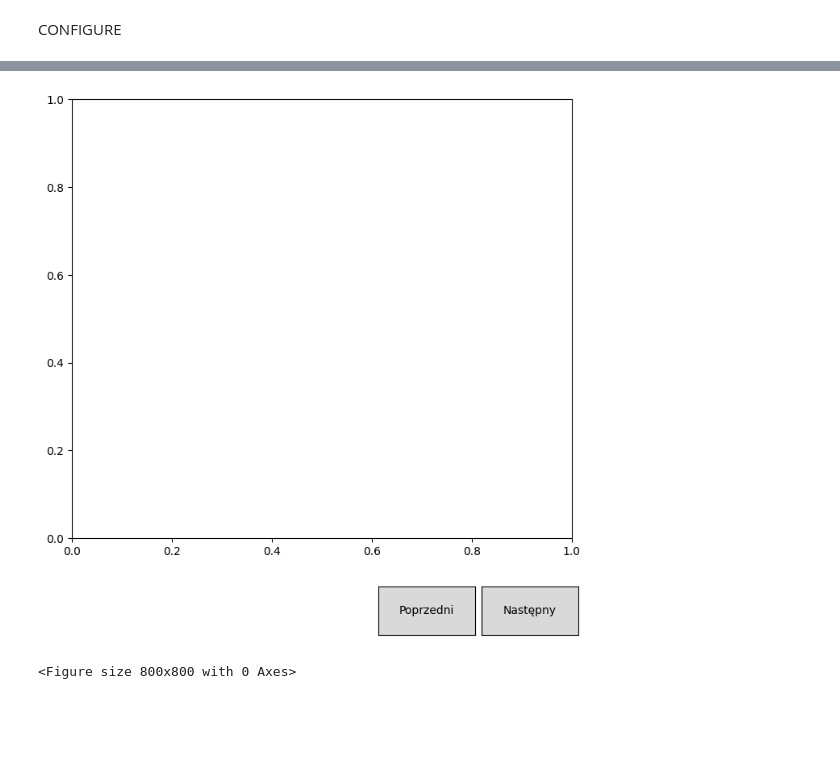
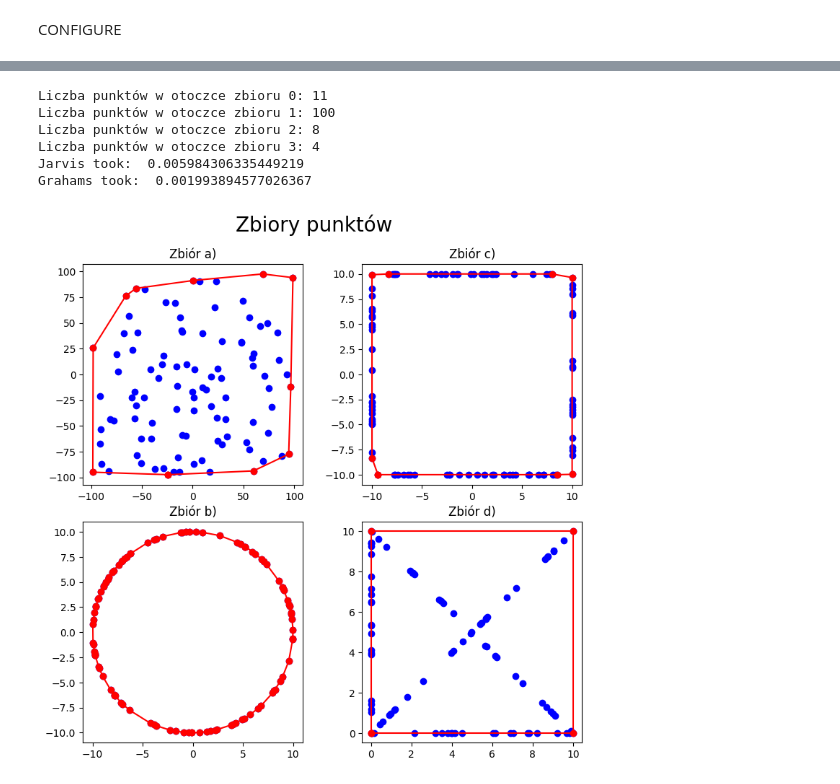
Before and after one commit to pawel002/Geometric-Algorithms, a Jupyter notebook: lab2/jarosz_kod_2.ipynb, the cells around one changed output, grey strips where cells are left out. Saved outputs shown, nothing was run; the diff lists cells and outputs as text; code cells hidden in the pictures; blank space fills up the shorter version.

```diff
--- a/lab2/jarosz_kod_2.ipynb
+++ b/lab2/jarosz_kod_2.ipynb
@@ -382,6 +312,0 @@ Grahams took:  0.000997781753540039
-# %%
-viz = Plot(jarvis(data[1])[1])
-viz.draw()
-# %% [output]
-[figure, removed]
-<Figure size 800x800 with 0 Axes>
@@ -390,0 +313,65 @@ viz.draw()
+# %%
+# Utworzenie wizualizacji otoczek, jako, że jest taka sama dla jarvisa i grahamsaa to tworze tylko jedną
+matplotlib.rcParams['figure.figsize'] = [8, 8]
+figure, axis = plt.subplots(2, 2)
+plt.axis("equal")
+
+# przechowuje otoczki dla odpowiadajacych zbiorów punktów
+HULLS = []
+
+for i, data_set in enumerate(data):
+
+    points = data_set
+    convex_hull = jarvis_without_wiz(points)
+    HULLS.append(convex_hull)
+    print("Liczba punktów w otoczce zbioru ", i, ": ", len(convex_hull), sep="")
+
+    # na potrzebę rysowania musimy dodać punkt zerowy, aby narzedzie do rysowania zamkneło wielokąt
+    convex_hull.append(convex_hull[0])
+
+    for point in points:
+        axis[i%2, i//2].scatter(point[0], point[1], c="b")
+
+    axis[i%2, i//2].plot(*zip(*convex_hull), "-ro")
+
+figure.suptitle('Zbiory punktów', fontsize=20)
+figure.tight_layout(pad=2)
+axis[0, 0].set_title("Zbiór a)")
+axis[0, 1].set_title("Zbiór c)")
+axis[1, 0].set_title("Zbiór b)")
+axis[1, 1].set_title("Zbiór d)")
+
+# pomiar czasu dla zbiorów z treści zadania
+cum_time = 0
+
+# jarvis
+for data_set in data:
+    points = data_set
+    st = time.time()
+    convex_hull = jarvis_without_wiz(points)
+    cum_time += time.time() - st
+
+print("Jarvis took: ", cum_time)
+cum_time = 0
+
+# grahams
+for data_set in data:
+    points = data_set
+    st = time.time()
+    convex_hull = grahams_without_wiz(points)
+    cum_time += time.time() - st
+
+print("Grahams took: ", cum_time)
+
+
+# save plot
+# plt.savefig('images/line.png', dpi=500)
+plt.show()
+# %% [output]
+Liczba punktów w otoczce zbioru 0: 11
+Liczba punktów w otoczce zbioru 1: 100
+Liczba punktów w otoczce zbioru 2: 8
+Liczba punktów w otoczce zbioru 3: 4
+Jarvis took:  0.005984306335449219
+Grahams took:  0.001993894577026367
+[figure, added]
```
Also changed, not shown: parts of 7 cells of this notebook, 9 other files.
